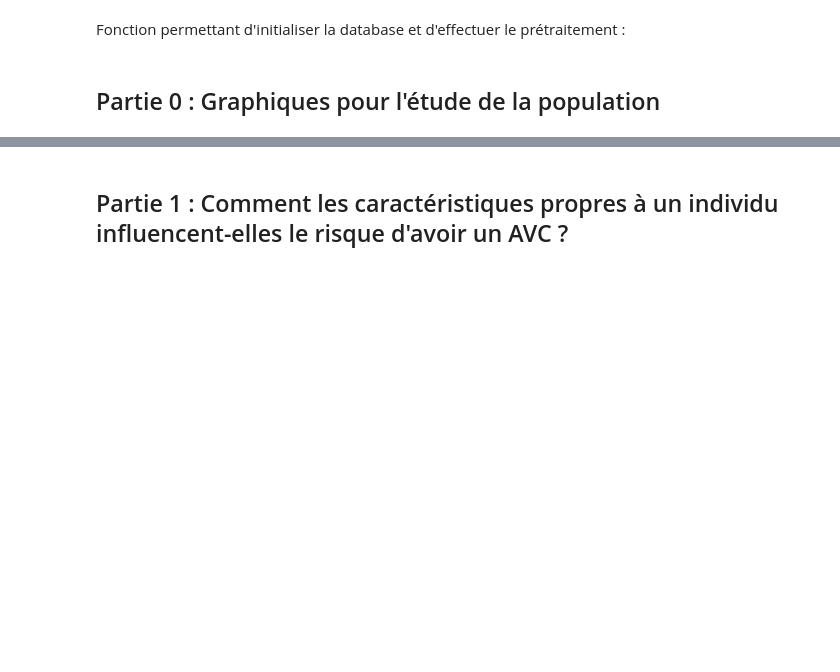
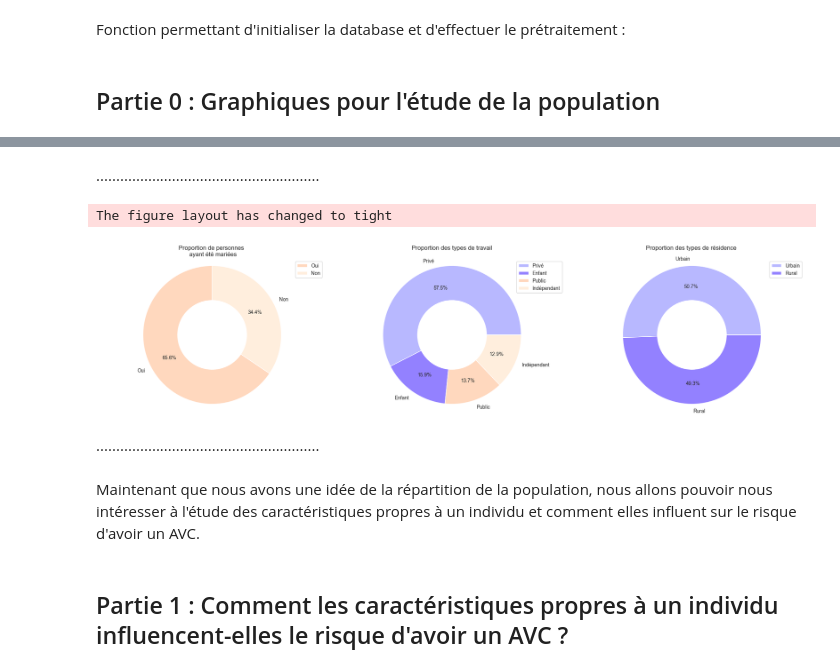
Before and after one commit to VpourVictor/DATA_Visualisation, a Jupyter notebook: Final.ipynb, the cells around one changed output, grey strips where cells are left out. Saved outputs shown, nothing was run; the diff lists cells and outputs as text; code cells hidden in the pictures; blank space fills up the shorter version.

```diff
--- a/Final.ipynb
+++ b/Final.ipynb
@@ -53,3 +131,42 @@ df = init_traitement_DB()
+# %% [markdown]
+........................................................
+# %%
+# Proportion de personnes ayant été mariées, de types de travail et de types de résidence (cadre de vie)
+fig, ax = plt.subplots(1, 3, figsize=(20, 5),constrained_layout=True)
+
+pie_palette = [
+    palette['blancg'],
+    palette['violetc'],
+    palette['violetf']
+]
+
+plt.subplot(1,3, 1)
+plt.pie(repartition_ever_married, labels = ["Oui", "Non"], autopct='%1.1f%%', startangle=90, colors=[palette.get('orangef'),palette.get('orangec')],wedgeprops=dict(width=0.5), pctdistance=0.7)
+plt.title("Proportion de personnes \n ayant été mariées", loc='center')
+plt.axis('equal')
+plt.legend()
+
+plt.subplot(1,3, 2)
+plt.pie(repartition_work_type, labels = ["Privé", "Enfant", "Public", "Indépendant"], autopct='%1.1f%%', startangle=0, colors=[palette.get('violetc'),palette.get('violetf'),palette.get('orangef'),palette.get('orangec'),palette.get('blancg')],wedgeprops=dict(width=0.5), pctdistance=0.7)
+plt.title("Proportion des types de travail\n", loc='center')
+plt.axis('equal')
+plt.legend()
+
+plt.subplot(1,3, 3)
+plt.pie(repartition_residence_type, labels = ["Urbain", "Rural"], autopct='%1.1f%%', startangle=0, colors=[palette.get('violetc'),palette.get('violetf')],wedgeprops=dict(width=0.5), pctdistance=0.7)
+plt.title("Proportion des types de résidence \n   ", loc='center')
+plt.axis('equal')
+plt.legend()
+
+plt.tight_layout()
+plt.show()
+# %% [output]
+The figure layout has changed to tight
+[figure, added]
+# %% [markdown]
+........................................................
+# %% [markdown]
+Maintenant que nous avons une idée de la répartition de la population, nous allons pouvoir nous intéresser à l'étude des caractéristiques propres à un individu et comment elles influent sur le risque d'avoir un AVC.
 # %% [markdown]
 ## Partie 1 : Comment les caractéristiques propres à un individu influencent-elles le risque d'avoir un AVC ?
 # %% [markdown]
```
Also changed, not shown: parts of 28 cells of this notebook, 1 other file.
